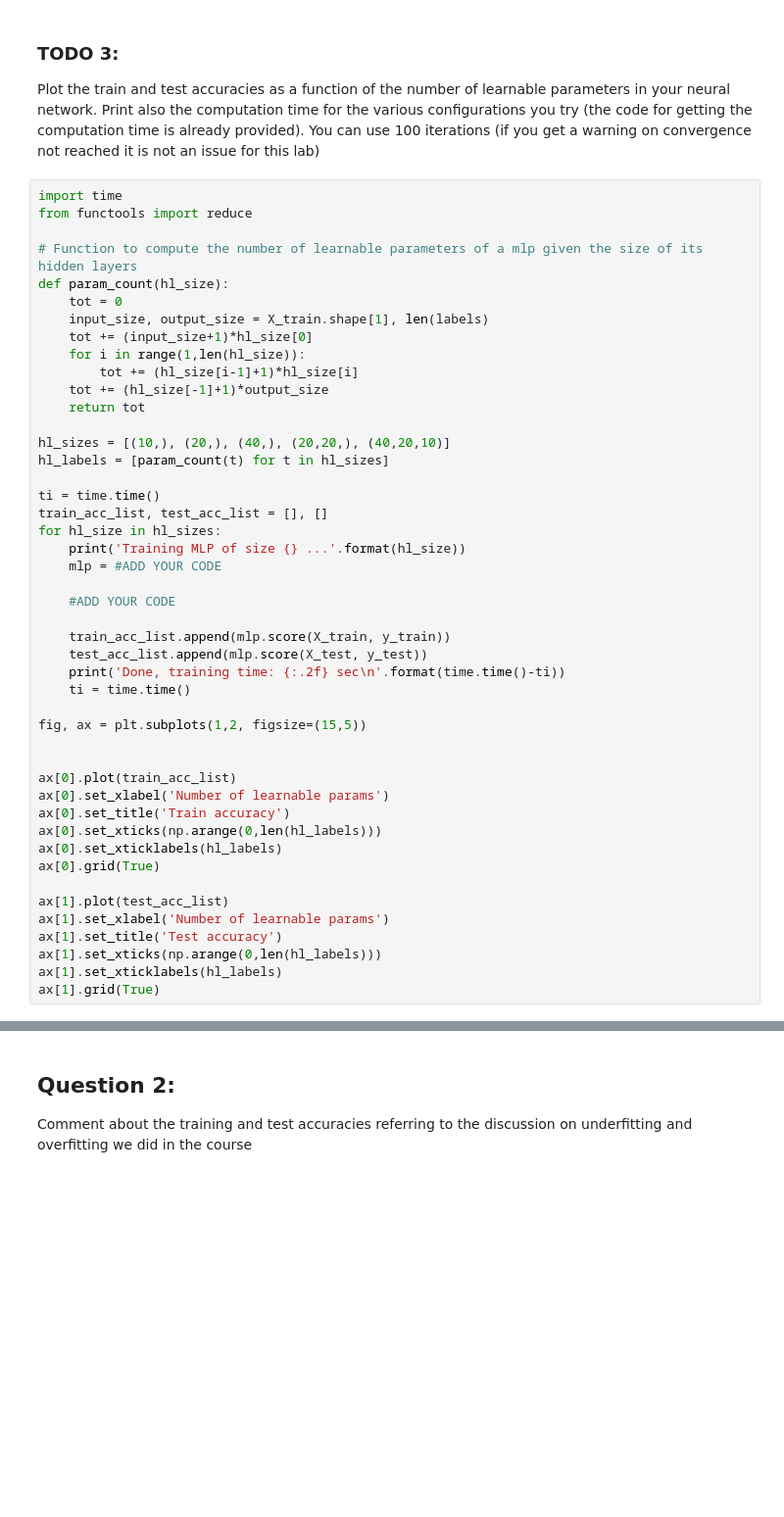
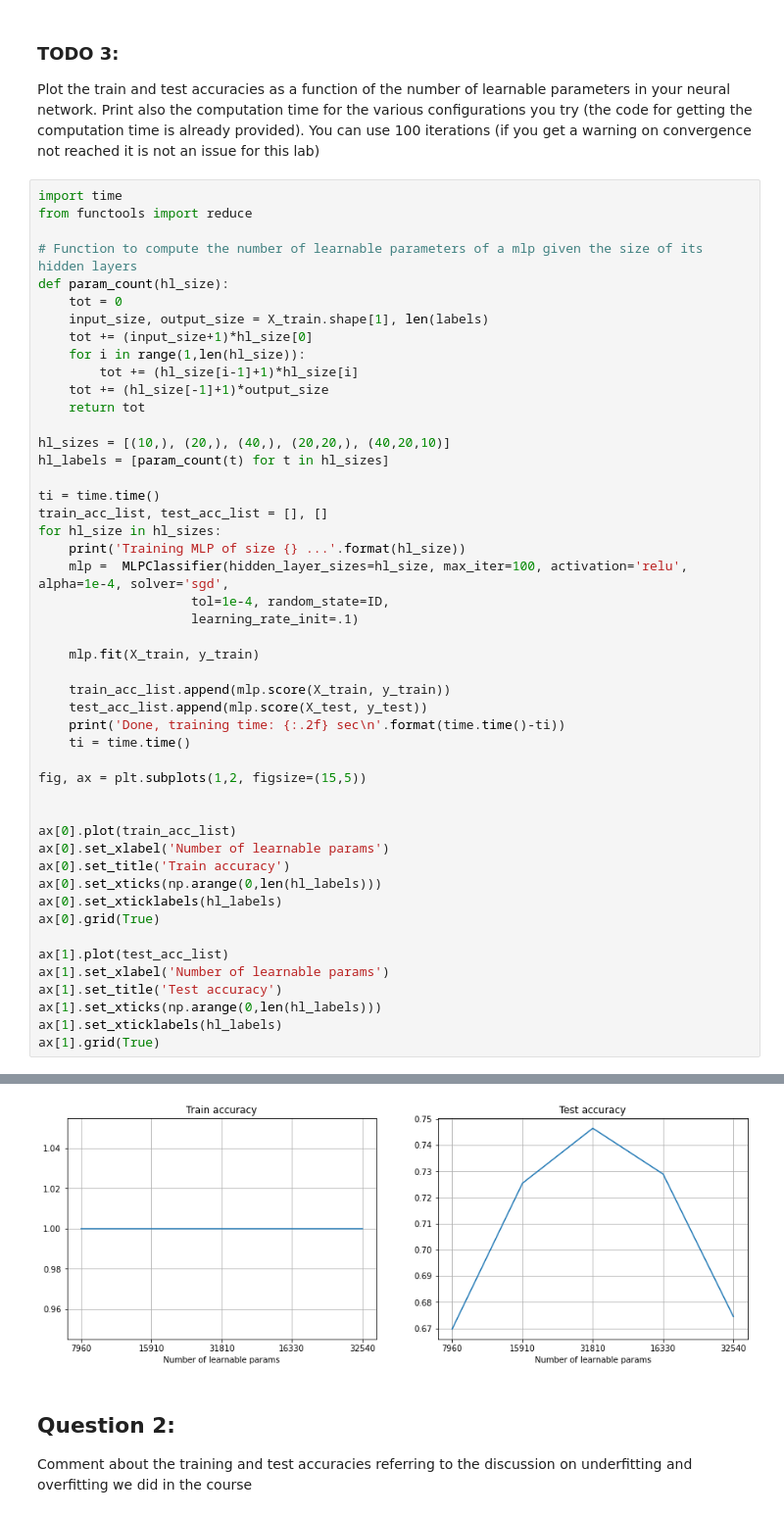
Before and after one commit to tommasoamico/machine_learning, a Jupyter notebook: lab3/LAB3_Characters_Classification_with_Neural_Networks.ipynb, the cells around one changed output, grey strips where cells are left out. Shown at 98% size. Cells and saved outputs as stored; diff of their text form; blank space fills up the shorter version.

```diff
--- a/lab3/LAB3_Characters_Classification_with_Neural_Networks.ipynb
+++ b/lab3/LAB3_Characters_Classification_with_Neural_Networks.ipynb
@@ -257,9 +258,11 @@ ti = time.time()
 train_acc_list, test_acc_list = [], []
 for hl_size in hl_sizes:
     print('Training MLP of size {} ...'.format(hl_size))
-    mlp = #ADD YOUR CODE
+    mlp =  MLPClassifier(hidden_layer_sizes=hl_size, max_iter=100, activation='relu', alpha=1e-4, solver='sgd',
+                    tol=1e-4, random_state=ID,
+                    learning_rate_init=.1)
 
-    #ADD YOUR CODE
+    mlp.fit(X_train, y_train)
 
     train_acc_list.append(mlp.score(X_train, y_train))
     test_acc_list.append(mlp.score(X_test, y_test))
@@ -282,3 +285,4 @@ ax[1].set_title('Test accuracy')
 ax[1].set_xticks(np.arange(0,len(hl_labels)))
 ax[1].set_xticklabels(hl_labels)
 ax[1].grid(True)
+# %% [output]
@@ -285,3 +303,4 @@ ax[1].grid(True)
+[figure, added]
 # %% [markdown]
 ## Question 2:
 
```
Also changed, not shown: parts of 10 cells of this notebook.
